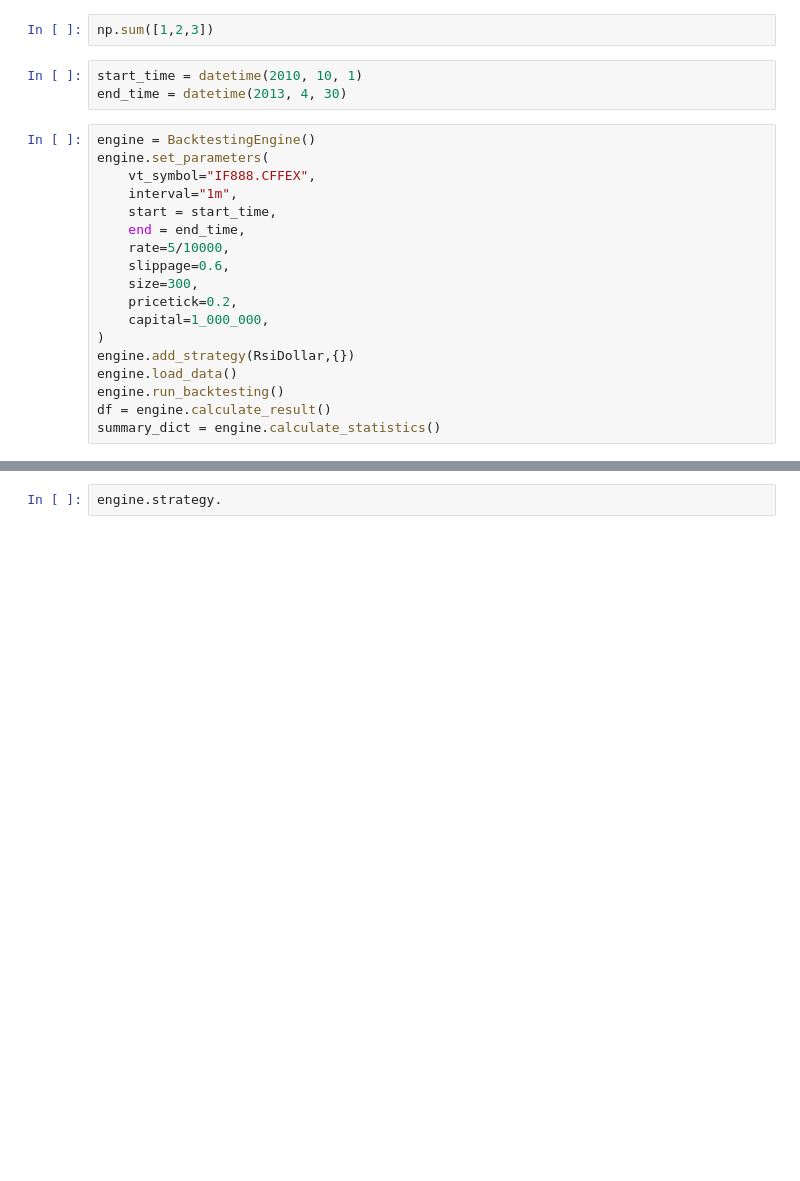
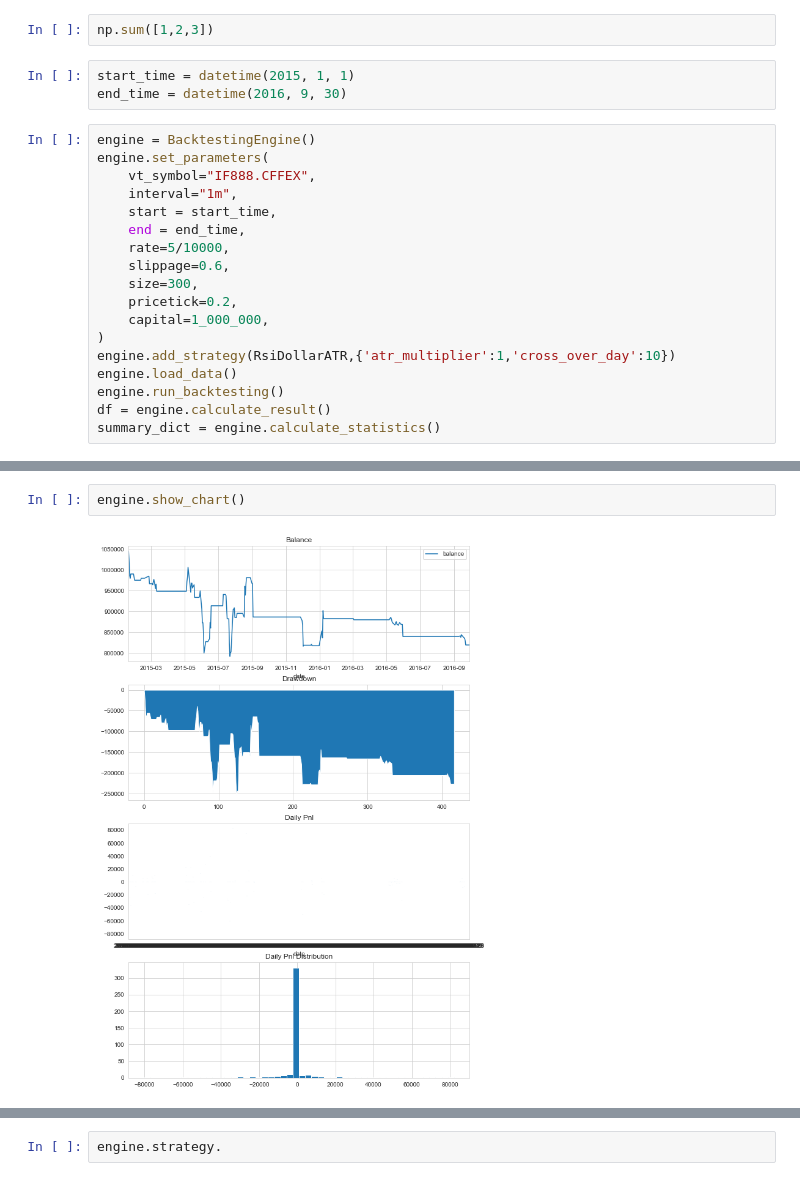
Before and after one commit to Yiran13/CTA-, a Jupyter notebook: Double Rsi 策略性能提升.ipynb, the cells around one changed output, grey strips where cells are left out. Drawn from its saved outputs; the diff is of its cells as text; blank space fills up the shorter version.

```diff
--- a/Double Rsi 策略性能提升.ipynb
+++ b/Double Rsi 策略性能提升.ipynb
@@ -230,8 +232,8 @@ plt.legend()
 # %%
 np.sum([1,2,3])
 # %%
-start_time = datetime(2010, 10, 1)
-end_time = datetime(2013, 4, 30)
+start_time = datetime(2015, 1, 1)
+end_time = datetime(2016, 9, 30)
 # %%
 engine = BacktestingEngine()
 engine.set_parameters(
@@ -245,7 +247,7 @@ engine.set_parameters(
     pricetick=0.2,
     capital=1_000_000,
 )
-engine.add_strategy(RsiDollar,{})
+engine.add_strategy(RsiDollarATR,{'atr_multiplier':1,'cross_over_day':10})
 engine.load_data()
 engine.run_backtesting()
 df = engine.calculate_result()
@@ -270,0 +273,4 @@ summary_dict = engine.calculate_statistics()
+# %%
+engine.show_chart()
+# %% [output]
+[figure, added]
```
Also changed, not shown: parts of 43 cells of this notebook, 11 other files.
